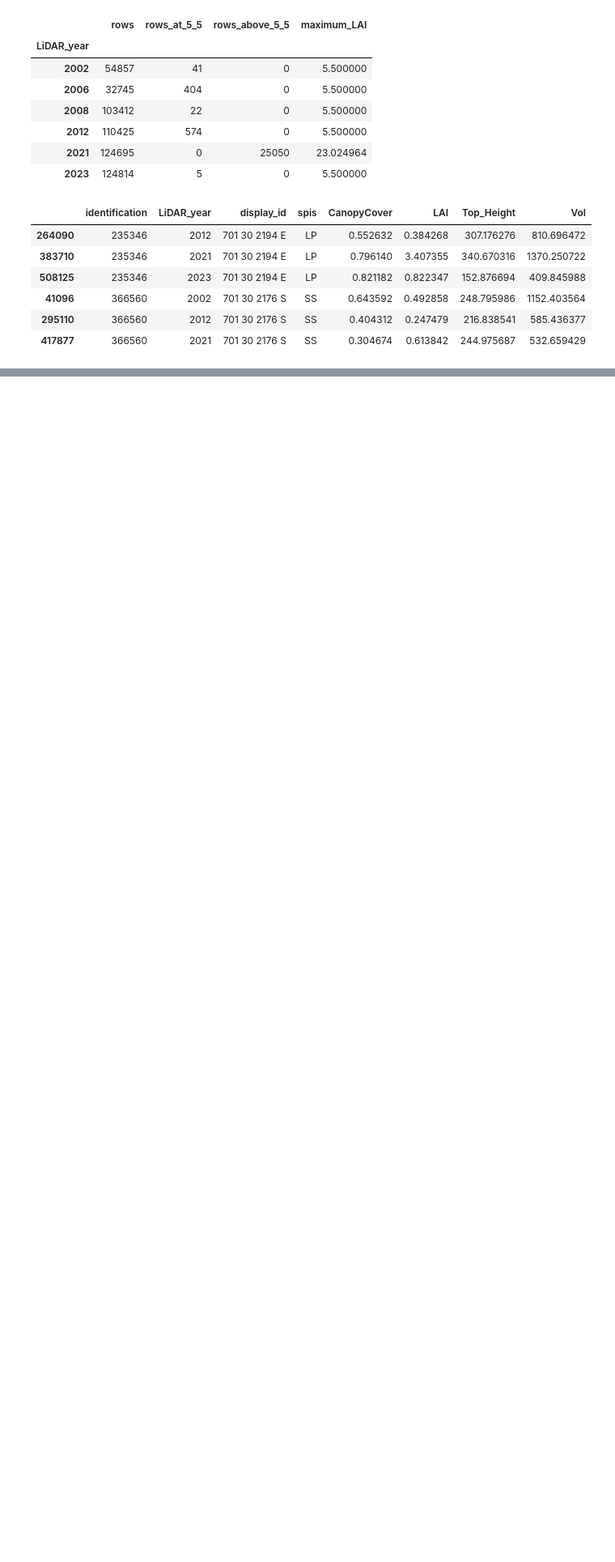
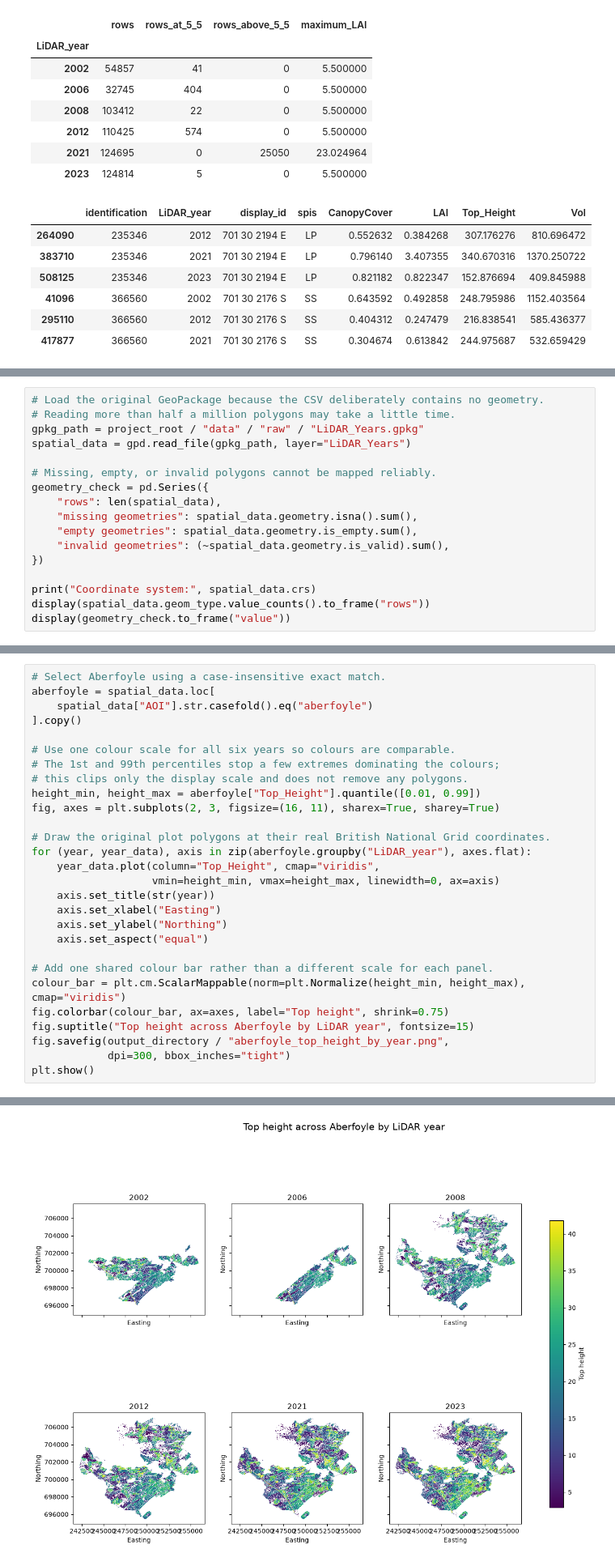
Before and after one commit to shreeyagorasia/forest_diss, a Jupyter notebook: data_exploration_gpkg/notebooks/lidar_years_data_understanding.ipynb, the cells around one changed output, grey strips where cells are left out. Shown at 81% size. Saved outputs shown, nothing was run; the diff lists cells and outputs as text; blank space fills up the shorter version.

```diff
--- a/data_exploration_gpkg/notebooks/lidar_years_data_understanding.ipynb
+++ b/data_exploration_gpkg/notebooks/lidar_years_data_understanding.ipynb
@@ -1317,0 +1901,17 @@ Record the main year-specific distribution patterns and unusual records here. St
+# %%
+# Load the original GeoPackage because the CSV deliberately contains no geometry.
+# Reading more than half a million polygons may take a little time.
+gpkg_path = project_root / "data" / "raw" / "LiDAR_Years.gpkg"
+spatial_data = gpd.read_file(gpkg_path, layer="LiDAR_Years")
+
+# Missing, empty, or invalid polygons cannot be mapped reliably.
+geometry_check = pd.Series({
+    "rows": len(spatial_data),
+    "missing geometries": spatial_data.geometry.isna().sum(),
+    "empty geometries": spatial_data.geometry.is_empty.sum(),
+    "invalid geometries": (~spatial_data.geometry.is_valid).sum(),
+})
+
+print("Coordinate system:", spatial_data.crs)
+display(spatial_data.geom_type.value_counts().to_frame("rows"))
+display(geometry_check.to_frame("value"))
@@ -1317,0 +1931,29 @@ Record the main year-specific distribution patterns and unusual records here. St
+# %%
+# Select Aberfoyle using a case-insensitive exact match.
+aberfoyle = spatial_data.loc[
+    spatial_data["AOI"].str.casefold().eq("aberfoyle")
+].copy()
+
+# Use one colour scale for all six years so colours are comparable.
+# The 1st and 99th percentiles stop a few extremes dominating the colours;
+# this clips only the display scale and does not remove any polygons.
+height_min, height_max = aberfoyle["Top_Height"].quantile([0.01, 0.99])
+fig, axes = plt.subplots(2, 3, figsize=(16, 11), sharex=True, sharey=True)
+
+# Draw the original plot polygons at their real British National Grid coordinates.
+for (year, year_data), axis in zip(aberfoyle.groupby("LiDAR_year"), axes.flat):
+    year_data.plot(column="Top_Height", cmap="viridis",
+                   vmin=height_min, vmax=height_max, linewidth=0, ax=axis)
+    axis.set_title(str(year))
+    axis.set_xlabel("Easting")
+    axis.set_ylabel("Northing")
+    axis.set_aspect("equal")
+
+# Add one shared colour bar rather than a different scale for each panel.
+colour_bar = plt.cm.ScalarMappable(norm=plt.Normalize(height_min, height_max), cmap="viridis")
+fig.colorbar(colour_bar, ax=axes, label="Top height", shrink=0.75)
+fig.suptitle("Top height across Aberfoyle by LiDAR year", fontsize=15)
+fig.savefig(output_directory / "aberfoyle_top_height_by_year.png",
+            dpi=300, bbox_inches="tight")
+plt.show()
+# %% [output]
@@ -1317,0 +1965 @@ Record the main year-specific distribution patterns and unusual records here. St
+[figure, added]
```
Also changed, not shown: parts of 41 cells of this notebook, 9 other files.
